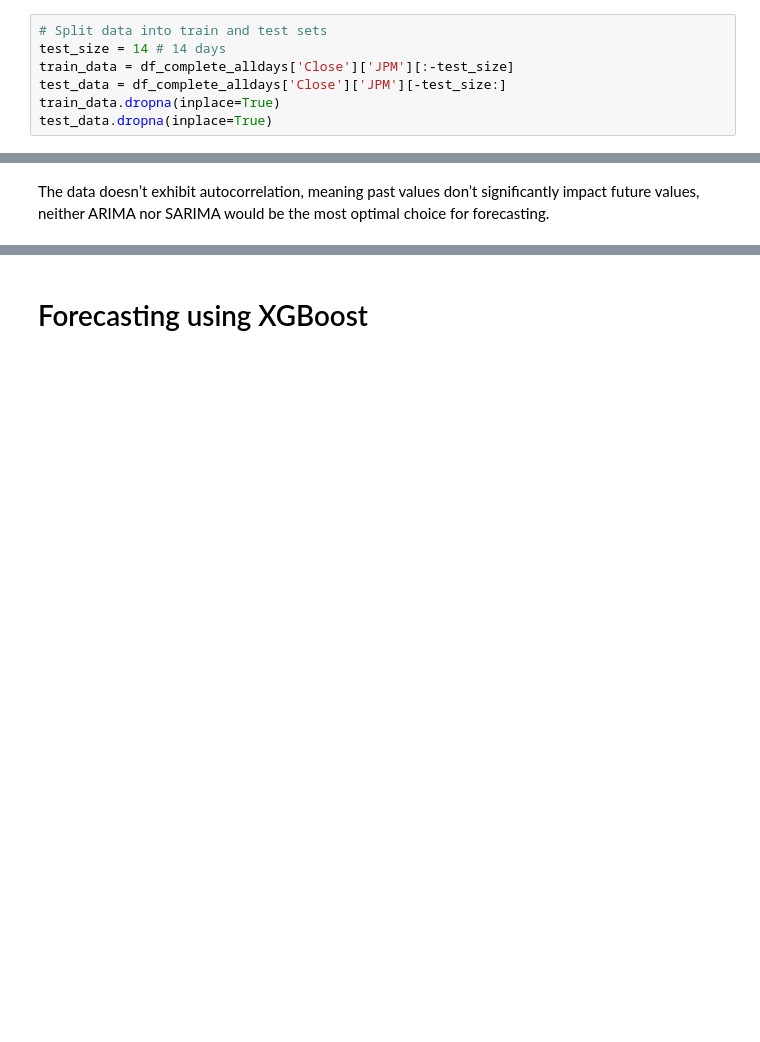
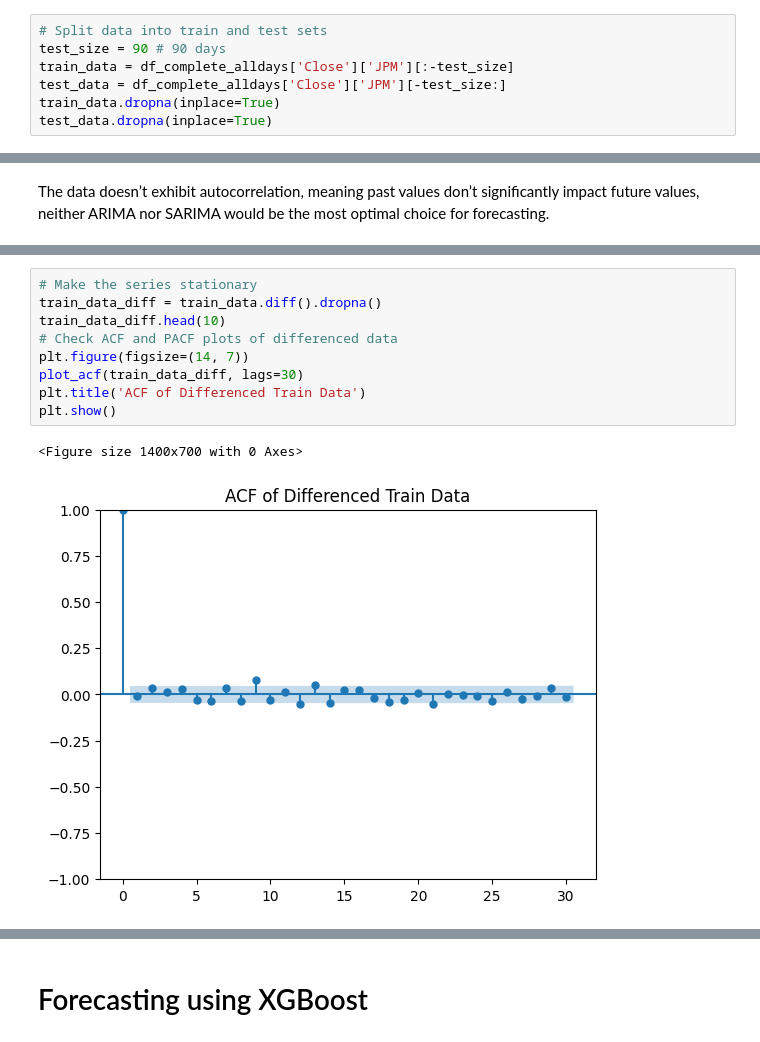
Before and after one commit to myAccountArun/experiments, a Jupyter notebook: Stock Price Analysis Using Time Series Forecasting.ipynb, the cells around one changed output, grey strips where cells are left out. Saved outputs shown, nothing was run; the diff lists cells and outputs as text; blank space fills up the shorter version.

```diff
--- a/Stock Price Analysis Using Time Series Forecasting.ipynb
+++ b/Stock Price Analysis Using Time Series Forecasting.ipynb
@@ -278,7 +260,7 @@ warnings.filterwarnings("ignore")
 Test data set for 14 days will be used to test one-step prediction
 # %%
 # Split data into train and test sets
-test_size = 14 # 14 days
+test_size = 90 # 90 days
 train_data = df_complete_alldays['Close']['JPM'][:-test_size]
 test_data = df_complete_alldays['Close']['JPM'][-test_size:]
 train_data.dropna(inplace=True)
@@ -321,0 +310,12 @@ We can use Simple Exponential Smoothing as the data has a clear upward trend how
+# %%
+# Make the series stationary
+train_data_diff = train_data.diff().dropna()
+train_data_diff.head(10)
+# Check ACF and PACF plots of differenced data
+plt.figure(figsize=(14, 7))
+plot_acf(train_data_diff, lags=30)
+plt.title('ACF of Differenced Train Data')
+plt.show()
+# %% [output]
+<Figure size 1400x700 with 0 Axes>
+[figure, added]
```
Also changed, not shown: parts of 23 cells of this notebook.
